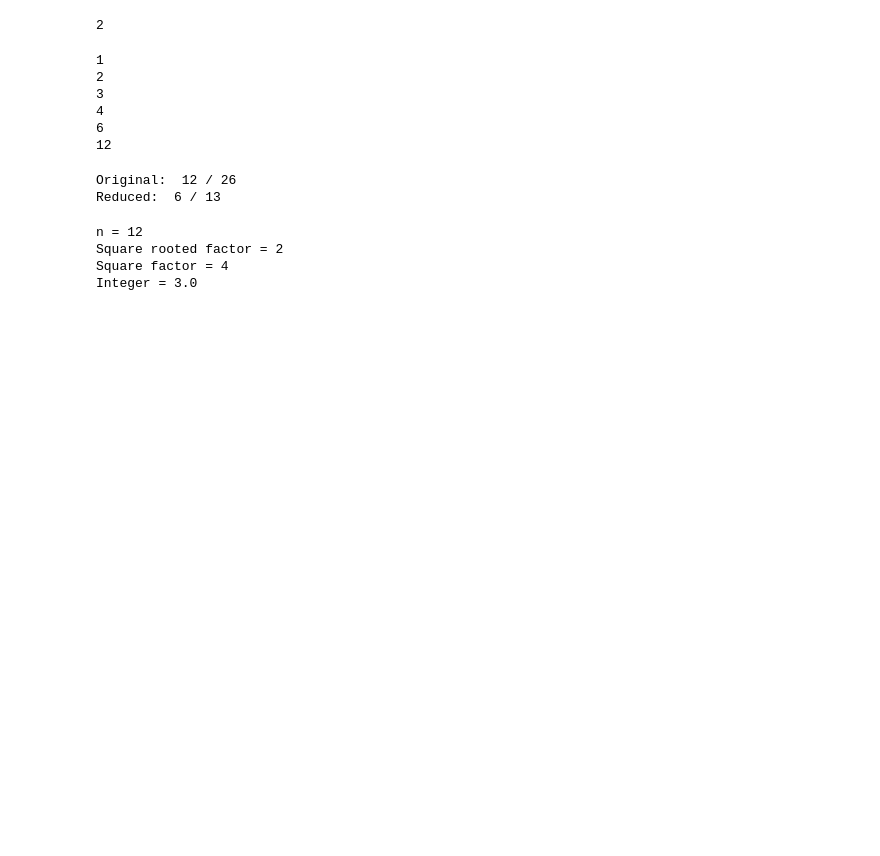
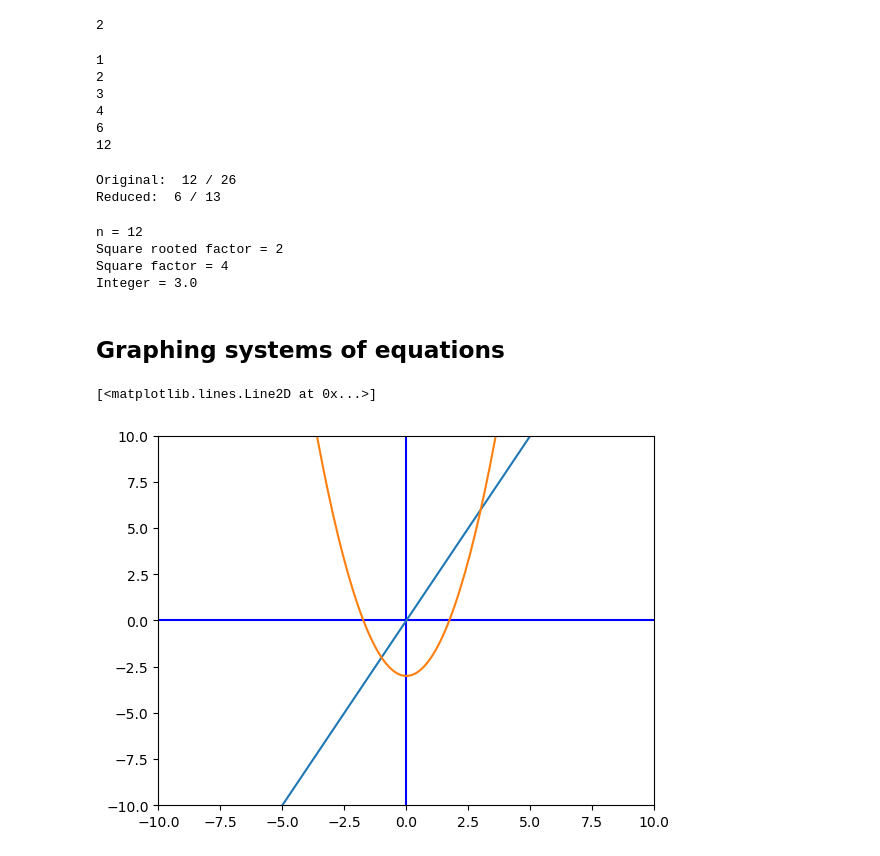
Before and after one commit to jonaspau/jupyter_tutorial, a Jupyter notebook: introductionToCollegeAlgebra.ipynb, the cells around one changed output. Cells and saved outputs as stored; diff of their text form; code cells hidden in the pictures; blank space fills up the shorter version.

```diff
--- a/introductionToCollegeAlgebra.ipynb
+++ b/introductionToCollegeAlgebra.ipynb
@@ -485,3 +485,36 @@ n = 12
 Square rooted factor = 2
 Square factor = 4
 Integer = 3.0
+# %% [markdown]
+## Graphing systems of equations
+# %%
+import matplotlib.pyplot as plt
+import numpy as np
+
+xmin = -10
+xmax = 10
+ymin = -10
+ymax = 10
+
+# Define points to plot
+points = 10 * (xmax - xmin)
+
+# define array of x values
+x = np.linspace(xmin, xmax, points)
+
+# Basic graph
+fig, ax = plt.subplots()
+plt.axis([xmin, xmax, ymin, ymax])
+plt.plot([xmin, xmax], [0,0], "b")
+plt.plot([0,0],[ymin, ymax], "b")
+
+# Line 1
+y1 = 2 * x
+plt.plot(x, y1)
+
+# Line 2
+y2 = x**2 - 3
+plt.plot(x, y2)
+# %% [output]
+[<matplotlib.lines.Line2D at 0x...>]
+[figure, added]
```
Also changed, not shown: parts of 9 cells of this notebook, 2 other files.
